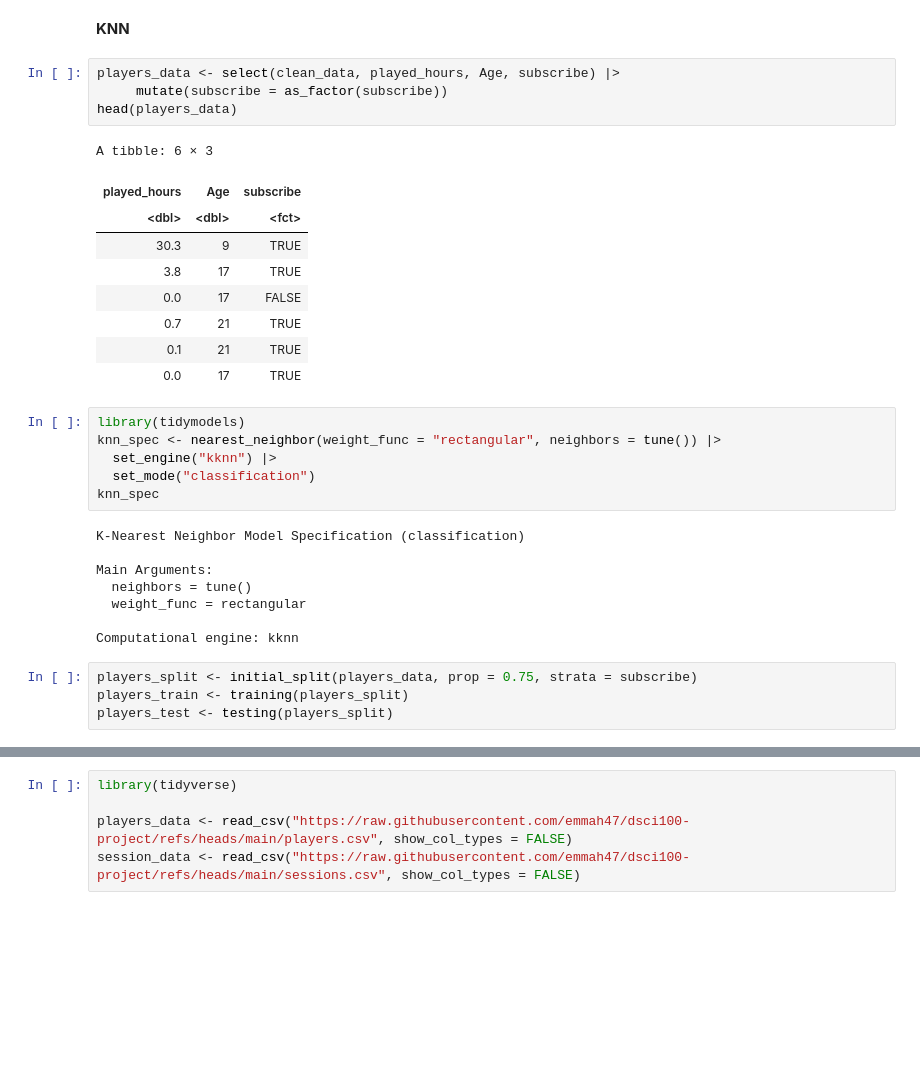
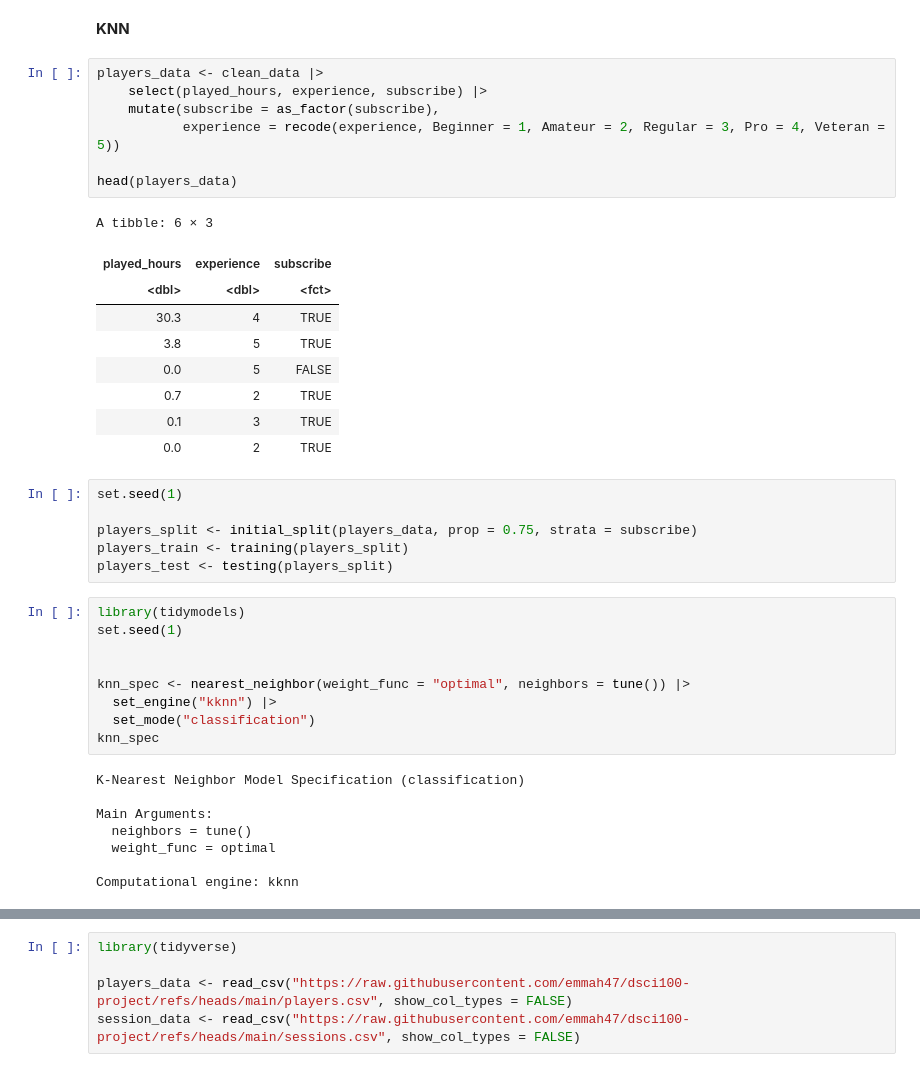
Before and after one commit to emmah47/dsci-group-project, a Jupyter notebook: Individual.ipynb, the cells around one changed output, grey strips where cells are left out. Cells and saved outputs as stored; diff of their text form; blank space fills up the shorter version.

```diff
--- a/Individual.ipynb
+++ b/Individual.ipynb
@@ -158,22 +174,34 @@ When users decide to sign up, they are asked to fill out an anonymized form wher
 # %% [markdown]
 **KNN**
 # %%
-players_data <- select(clean_data, played_hours, Age, subscribe) |>
-     mutate(subscribe = as_factor(subscribe))
+players_data <- clean_data |>
+    select(played_hours, experience, subscribe) |>
+    mutate(subscribe = as_factor(subscribe),
+           experience = recode(experience, Beginner = 1, Amateur = 2, Regular = 3, Pro = 4, Veteran = 5))
+
 head(players_data)
 # %% [output]
 A tibble: 6 × 3
-| played_hours | Age | subscribe |
+| played_hours | experience | subscribe |
 | <dbl> | <dbl> | <fct> |
-| 30.3 | 9 | TRUE |
-| 3.8 | 17 | TRUE |
-| 0.0 | 17 | FALSE |
-| 0.7 | 21 | TRUE |
-| 0.1 | 21 | TRUE |
-| 0.0 | 17 | TRUE |
+| 30.3 | 4 | TRUE |
+| 3.8 | 5 | TRUE |
+| 0.0 | 5 | FALSE |
+| 0.7 | 2 | TRUE |
+| 0.1 | 3 | TRUE |
+| 0.0 | 2 | TRUE |
+# %%
+set.seed(1)
+
+players_split <- initial_split(players_data, prop = 0.75, strata = subscribe)
+players_train <- training(players_split)
+players_test <- testing(players_split)
 # %%
 library(tidymodels)
-knn_spec <- nearest_neighbor(weight_func = "rectangular", neighbors = tune()) |>
+set.seed(1)
+
+
+knn_spec <- nearest_neighbor(weight_func = "optimal", neighbors = tune()) |>
   set_engine("kknn") |>
   set_mode("classification")
 knn_spec
@@ -182,11 +210,7 @@ K-Nearest Neighbor Model Specification (classification)
 
 Main Arguments:
   neighbors = tune()
-  weight_func = rectangular
+  weight_func = optimal
 
 Computational engine: kknn
-# %%
-players_split <- initial_split(players_data, prop = 0.75, strata = subscribe)
-players_train <- training(players_split)
-players_test <- testing(players_split)
 # %%
```
Also changed, not shown: parts of 16 cells of this notebook.
